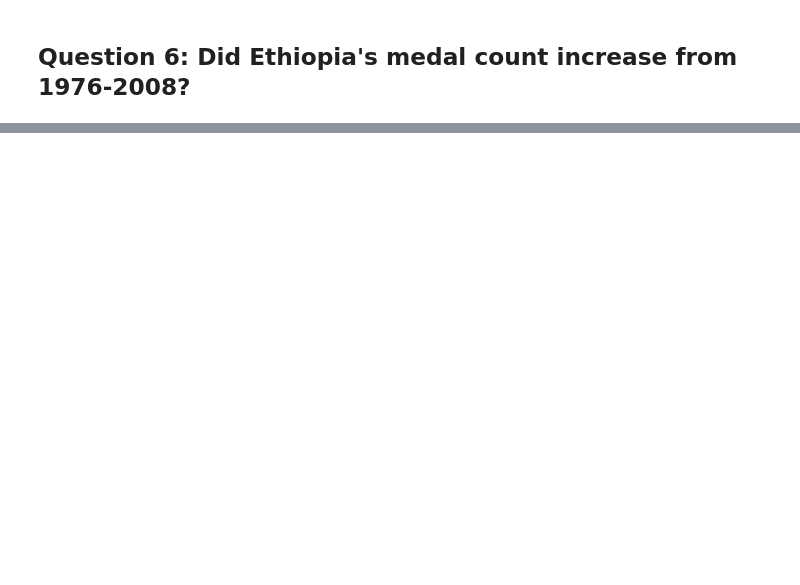
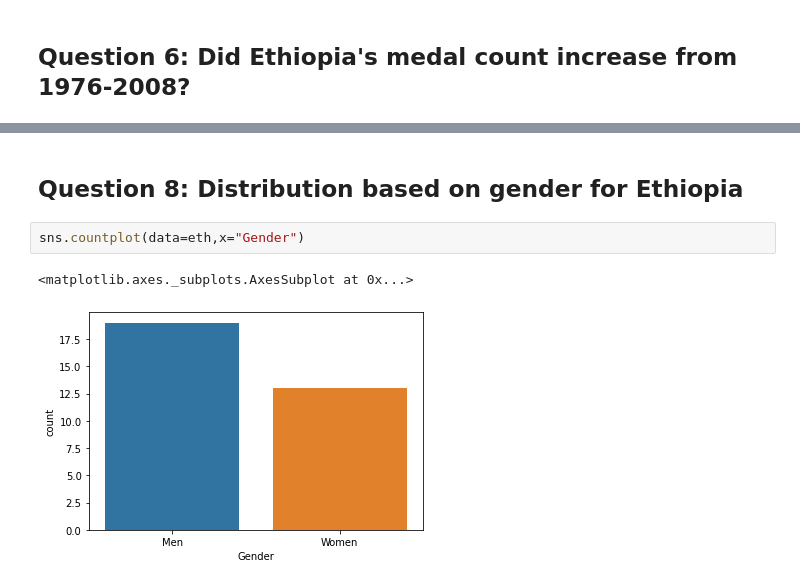
Before and after one commit to liyaSileshi/Summer-Olympics, a Jupyter notebook: notebooks/olympics.ipynb, the cells around one changed output, grey strips where cells are left out. Drawn from its saved outputs; the diff is of its cells as text; blank space fills up the shorter version.

```diff
--- a/notebooks/olympics.ipynb
+++ b/notebooks/olympics.ipynb
@@ -367,0 +384,7 @@ df2
+# %% [markdown]
+## Question 8: Distribution based on gender for Ethiopia
+# %%
+sns.countplot(data=eth,x="Gender")
+# %% [output]
+<matplotlib.axes._subplots.AxesSubplot at 0x...>
+[figure, added]
```
Also changed, not shown: parts of 33 cells of this notebook.
